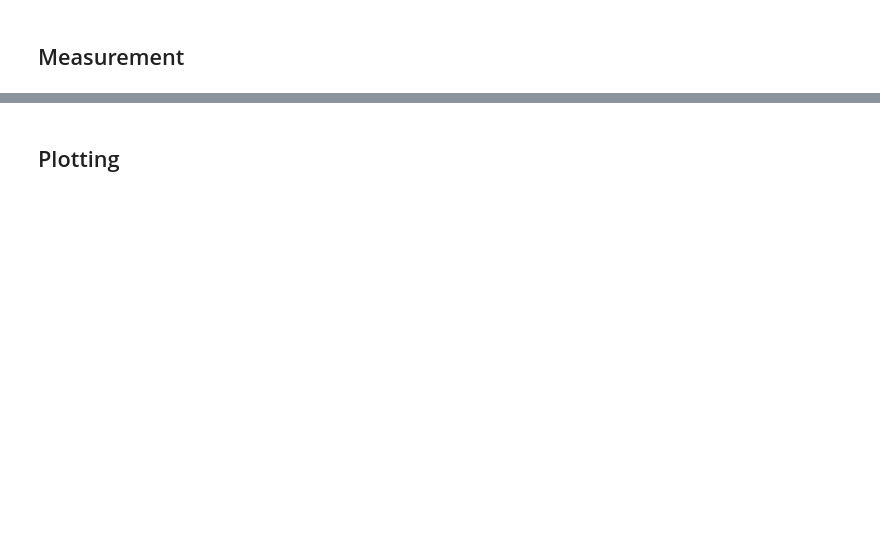
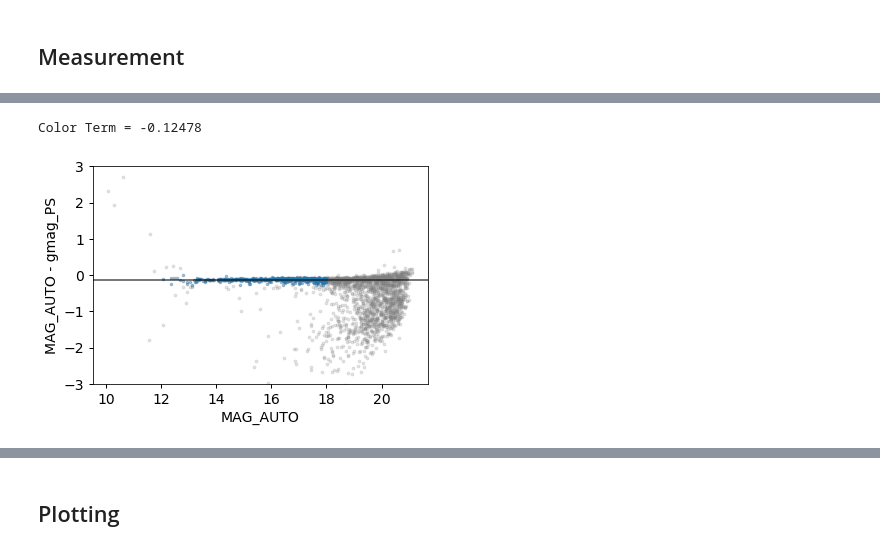
Before and after one commit to qliu4676/elderflower, a Jupyter notebook: demos/Measure_SE_APASS_demo.ipynb, the cells around one changed output, grey strips where cells are left out. Saved outputs shown, nothing was run; the diff lists cells and outputs as text; code cells hidden in the pictures; blank space fills up the shorter version.

```diff
--- a/demos/Measure_SE_APASS_demo.ipynb
+++ b/demos/Measure_SE_APASS_demo.ipynb
@@ -412,0 +65,6 @@ Save thumbs to: NGC5907-R-Thumb_15mag_X3100Y1400
+# %%
+# Crossmatch with star catalog
+############################################
+tab_target, tab_target_full, catalog_star = cross_match(header, SE_cat_full,
+                                                              catalog_bounds, mag_thre=15, mag_name='rmag')
+tab_target[:10]
@@ -412,0 +90,7 @@ Save thumbs to: NGC5907-R-Thumb_15mag_X3100Y1400
+# %%
+# Calculate color correction of PANSTAR and DF
+CT = calculate_color_term(tab_target_full, mag_name='gmag_PS')
+catalog_star["GMAG_AUTO"] = catalog_star["gmag"] + CT
+# %% [output]
+Color Term = -0.12478
+[figure, added]
```
Also changed, not shown: parts of 52 cells of this notebook, 3 other files.
